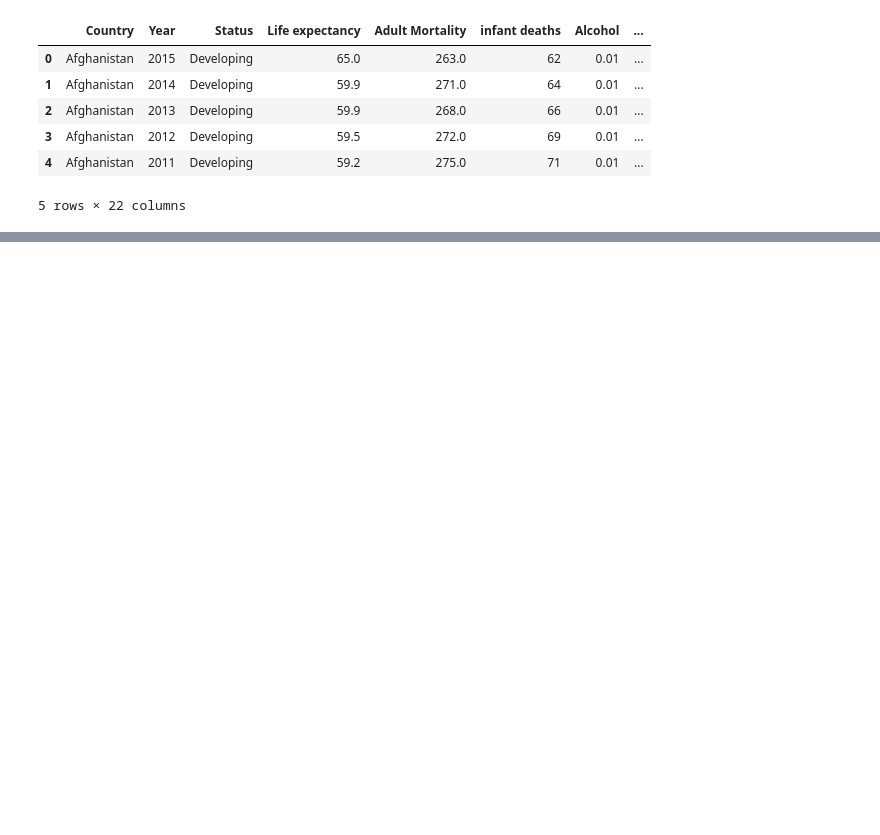
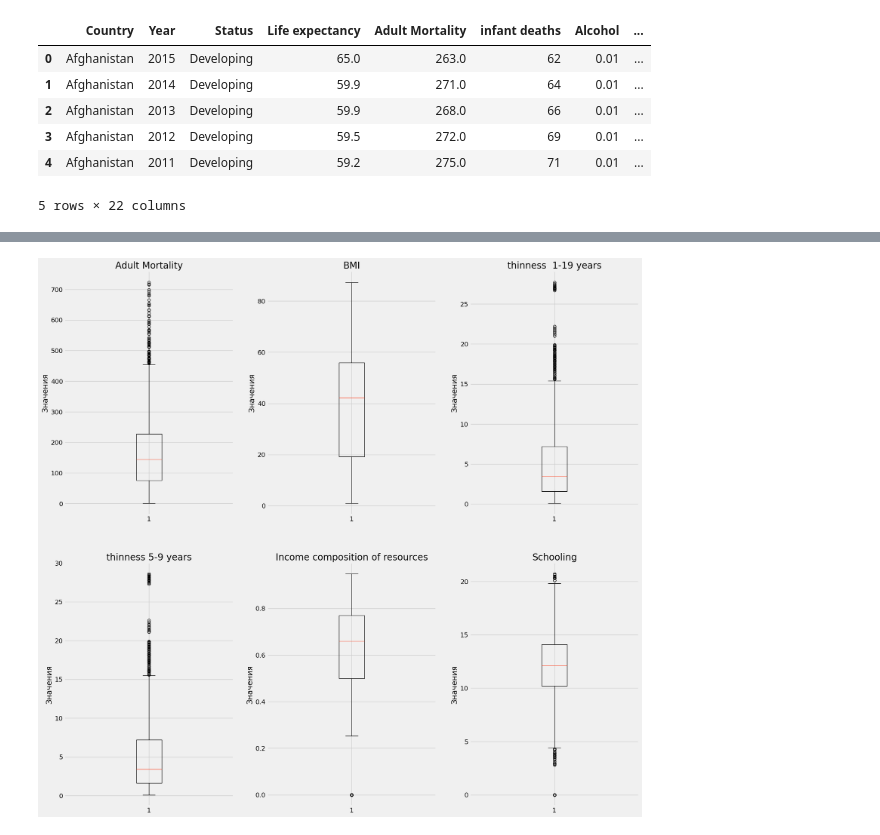
Before and after one commit to LlirikOknessu/tpu-8e22-ML-course, a Jupyter notebook: Shtefan/Untitled.ipynb, the cells around one changed output, grey strips where cells are left out. Drawn from its saved outputs; the diff is of its cells as text; code cells hidden in the pictures; blank space fills up the shorter version.

```diff
--- a/Shtefan/Untitled.ipynb
+++ b/Shtefan/Untitled.ipynb
@@ -87,0 +117,13 @@ array(['Afghanistan', 'Albania', 'Algeria', 'Angola',
+# %%
+plt.figure(figsize=(20,20))
+data1 = [data['Adult Mortality'], data['BMI'], data['thinness  1-19 years'],
+         data['thinness 5-9 years'], data['Income composition of resources'], data['Schooling']]
+name = ['Adult Mortality','BMI','thinness  1-19 years','thinness 5-9 years','Income composition of resources', 'Schooling']
+for i in range(0, 6):
+    plt.subplot(2, 3, i+1)
+    plt.boxplot(data1[i])
+    plt.ylabel('Значения')
+    plt.title(name[i])
+plt.show()
+# %% [output]
+[figure, added]
```
Also changed, not shown: parts of 19 cells of this notebook, 1 other file.
